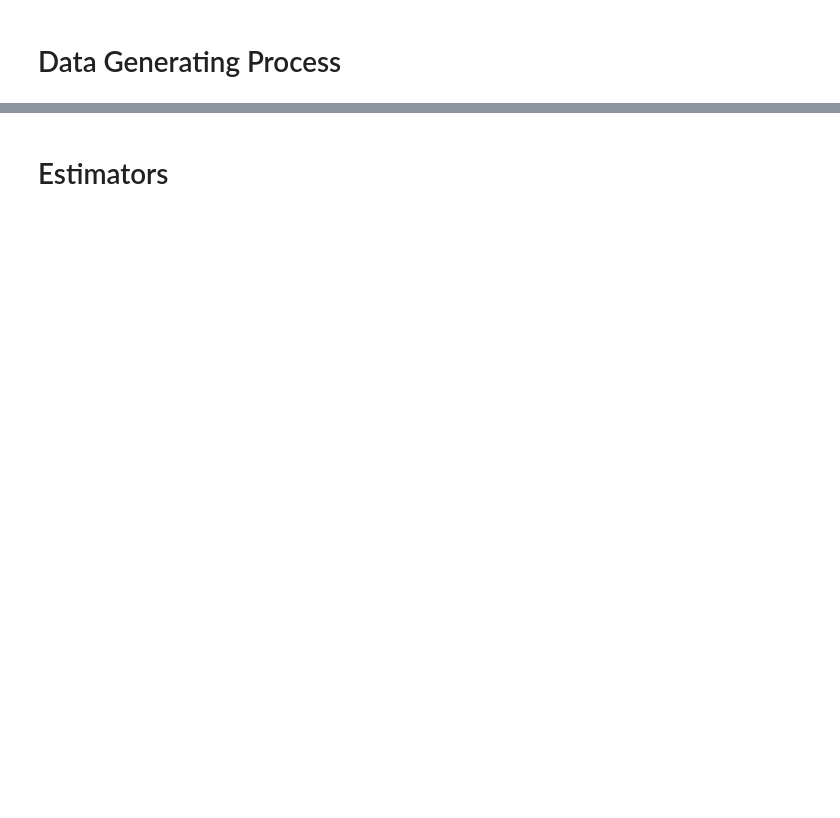
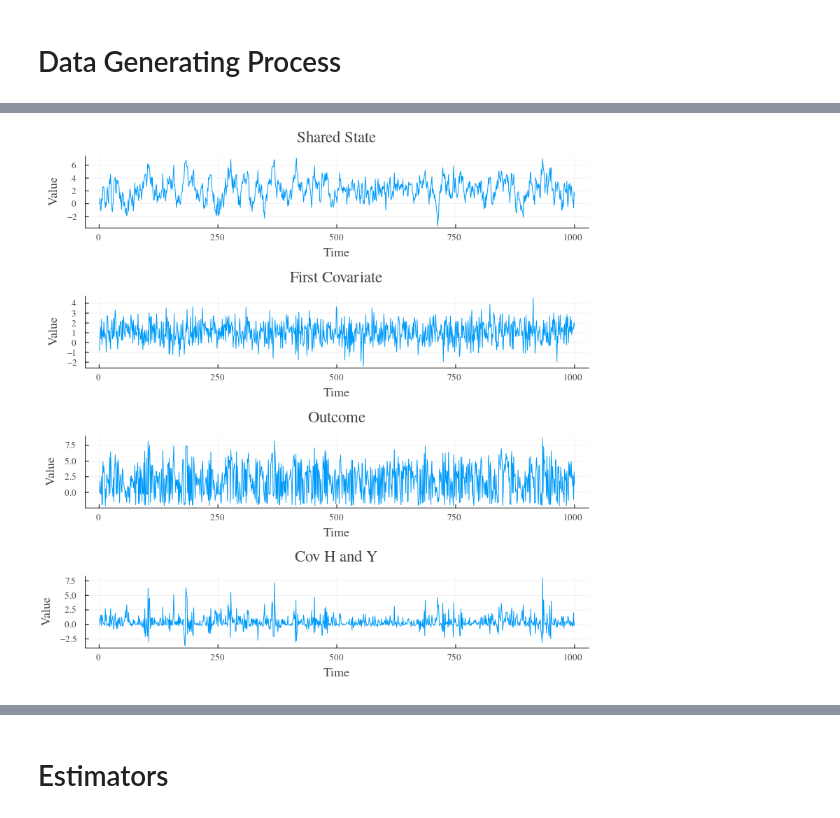
Before and after one commit to johnchrishays/dml4ssi, a Jupyter notebook: simulations.ipynb, the cells around one changed output, grey strips where cells are left out. Drawn from its saved outputs; the diff is of its cells as text; code cells hidden in the pictures; blank space fills up the shorter version.

```diff
--- a/simulations.ipynb
+++ b/simulations.ipynb
@@ -21,23 +16,30 @@ function sigmoid(x)
     return 1 / (1 + exp(-x))
 end
 
-function h_star(D_prev, X_prev, Y_prev, H_prev, outcome_dep)
+function h_star_sb(D_prev, X_prev, H_prev)
     """
     Compute the shared state given the previous state observations
     """
-    if outcome_dep
-        dim = size(X_prev, 1) + 2
-    else
-        dim = size(X_prev, 1) + 1
-    end
+    dim = size(X_prev, 1) + 1
     H_new = reduce(vcat, [D_prev, X_prev, H_prev[1:size(H_prev, 1)-dim]])
-    if outcome_dep
-        H_new = vcat(Y_prev, H_new)
-    end
     return H_new
 end
 
-function h_star_global(D, X, H, treatment_assignment, outcome_dep)
+function h_star_ade(D_prev, X_prev, Y_prev, H_prev)
+    """
+    Compute the shared state given the previous state observations
+    """
+    mu1 = 1
+    mu0 = 5
+    rho = 0.75
+    sigma = 1
+
+    mu = D_prev == 1 ? mu1 : mu0
+    H_new = mu + rho * (H_prev[1] - mu) + randn()*sigma
+    return H_new
+end
+
+function h_star_global(D, X, H, treatment_assignment, est_ade)
     """
     Compute the shared state under global treatment or control
     """
@@ -45,26 +47,35 @@ function h_star_global(D, X, H, treatment_assignment, outcome_dep)
     H_global = zeros(T, d_H)
     H_global[1,:] = randn(d_H) # random initial state
     for t in 2:T
-        H_global[t,:] = h_star(treatment_assignment, X[t-1,:], Y[t-1], H_global[t-1,:], outcome_dep)
+        if est_ade
+            H_global[t,:] = h_star_ade(treatment_assignment, X[t-1,:], Y[t-1], H_global[t-1,:])
+        else
+            H_global[t,:] = h_star_sb(treatment_assignment, X[t-1,:], H_global[t-1,:])
+        end
     end
     return H_global
 end
 
-function f_star(D, X, H, alpha, outcome_dep)
+function f_star(D, X, H, alpha, est_ade)
     """
     Compute the outcome at time t given covariates and the shared state
     """
     x_effect = sin(X[1]*2*pi)
     d_effect = 2*D - 1
-    rng = collect(1:6:size(H, 1))
-    h_effect = exp.(-H[rng] / 3)
-    return alpha * x_effect + d_effect + 2*sigmoid(sum(h_effect)) - 1
+    if est_ade
+        h_effect = H[1]
+    else
+        rng = collect(1:6:size(H, 1))
+        h_effect = exp.(-H[rng] / 3)
+        h_effect = (2*sigmoid(sum(h_effect)) - 1) + randn()
+    end
+    return x_effect + d_effect + alpha * h_effect * D
 end
 
-function dgp(T, m, n_covariates, switch_period; mode="switch", outcome_dep = true, alpha = 1, sd_error = 1)
+function dgp(T, m, n_covariates, switch_period; mode="switch", est_ade = true, alpha = 1, sd_error = 1, eps = 0.1)
 
-    X = rand(T, n_covariates)
-    eps = 0.2
+    sigma = 1
+    X = (randn(T, n_covariates) .+ 1) .* sigma
 
     if mode == "switch"
         D = zeros(Int, T)
@@ -85,15 +96,19 @@ function dgp(T, m, n_covariates, switch_period; mode="switch", outcome_dep = tru
     @assert !isnothing(D) "D must be defined"
 
     Y = zeros(T)
-    if outcome_dep
-        d_H = (size(X, 2) + 2)*m
+    if est_ade
+        d_H = 1
     else
         d_H = (size(X, 2) + 1)*m
     end
     H = zeros(T, d_H)
     for t in 2:T
-        H[t,:] = h_star(D[t-1], X[t-1,:], Y[t-1], H[t-1,:], outcome_dep)
-        Y[t] = f_star(D[t], X[t,:], H[t,:], alpha, outcome_dep) + randn()/sd_error
+        if est_ade
+            H[t,1] = h_star_ade(D[t-1], X[t-1,:], Y[t-1], H[t-1,:])
+        else
+            H[t,:] = h_star_sb(D[t-1], X[t-1,:], H[t-1,:])
+        end
+        Y[t] = f_star(D[t], X[t,:], H[t,:], alpha, est_ade) + randn()/sd_error
     end
 
     return D, X, H, Y
@@ -103,20 +118,19 @@ function create_features(X, D, H)
     return reduce(hcat, [X, D, H])
 end
 
-T = 100  # Number of time periods
-m = 5    # Switch frequency
-switch_period = 10  # Period between treatment switches
+T = 1000  # Number of time periods
+m = 50    # m-dependence parameter
+switch_period = 100  # Period between treatment switches
 n_samples = 3
 sd_error = 10
 alpha_val = 1
+eps = 0.05
 
-println("\nGenerating $n_samples samples with T=$T and m=$m:")
-for i in 1:n_samples
-    D, X, H, Y = dgp(T, m, 4, switch_period, mode = "switch", outcome_dep = true, alpha = alpha_val, sd_error = sd_error)
-    println("\nSample $i:")
-    println("Treatment sequence (first 20 periods): ", D[1:20])
-    println("First covariate values (first 5 periods): ", X[1:5,1])
-    println("Shared state values (first 5 periods): ", H[1:5])
-    println("Outcome values (first 5 periods): ", Y[1:5])
-end
+D, X, H, Y = dgp(T, m, 4, switch_period, mode = "observational", est_ade = true, alpha = alpha_val, sd_error = sd_error, eps = eps)
+
+p1 = plot(1:T, [H[t,1] for t in 1:T], title="Shared State", xlabel="Time", ylabel="Value")
+p2 = plot(1:T, X[:,1], title="First Covariate", xlabel="Time", ylabel="Value")
+p3 = plot(1:T, Y, title="Outcome", xlabel="Time", ylabel="Value")
+p4 = plot(1:T, [(H[t,1] - mean(H[:,1])) * (Y[t] - mean(Y))/std(Y)/std(H[:,1]) for t in 1:T], xlabel="Time", ylabel="Value", title="Cov H and Y")
+plot(p1, p2, p3, p4, layout=(4,1), size=(800,800), legend=false)
 # %% [output]
@@ -141,0 +137 @@ Outcome values (first 5 periods): [0.0, -0.16037518516438126, -0.862752028008480
+[figure, added]
```
Also changed, not shown: parts of 24 cells of this notebook.
